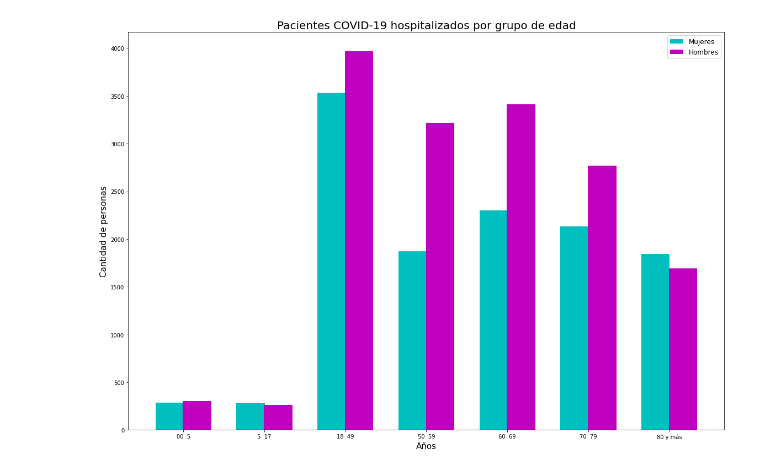
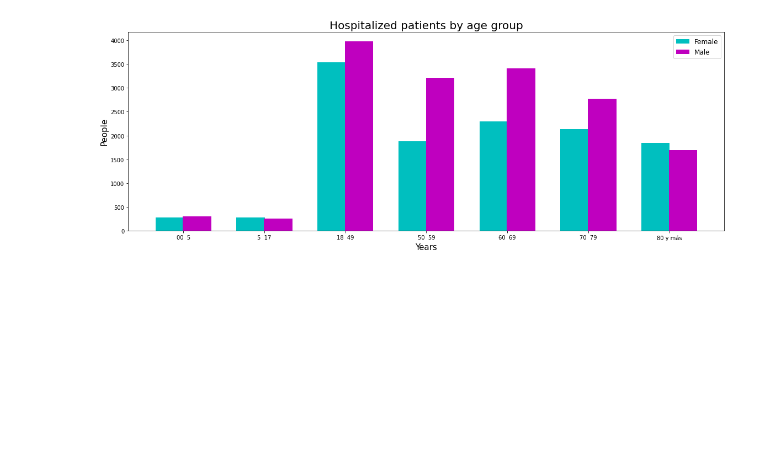
Before and after one commit to Tisks/Covid-Big-Data, a Jupyter notebook: Data_nacional_grafico_barras.ipynb, the cells around one changed output. Saved outputs shown, nothing was run; the diff lists cells and outputs as text; code cells hidden in the pictures; blank space fills up the shorter version.

```diff
--- a/Data_nacional_grafico_barras.ipynb
+++ b/Data_nacional_grafico_barras.ipynb
@@ -30,7 +30,7 @@ def graficar_param2(csv,titulo,agrupar_por,grupo1,nombre_grupo1,grupo2,nombre_gr
 
   rango= rango_edades(df_acotado,eje_x)
   x = np.arange(len(rango))
-  fig = plt.figure(figsize =(10,5))
+  fig = plt.figure(figsize =(15,5))
 
   ax = fig.add_axes([0,0,1,1])
 
@@ -54,5 +54,5 @@ graficar_param2('https://raw.githubusercontent.com/MinCiencia/Datos-COVID19/mast
 # %%
-graficar_param2('https://raw.githubusercontent.com/MinCiencia/Datos-COVID19/master/output/producto22/HospitalizadosEtario_Acumulado.csv','Pacientes COVID-19 hospitalizados por grupo de edad','Sexo','F','Mujeres','M','Hombres','Grupo de edad','Años','Cantidad de personas')
+graficar_param2('https://raw.githubusercontent.com/MinCiencia/Datos-COVID19/master/output/producto22/HospitalizadosEtario_Acumulado.csv','Hospitalized patients by age group','Sexo','F','Female','M','Male','Grupo de edad','Years','People')
 # %% [output]
-[figure, old version]
+[figure, new version]
 # %%
```
Also changed, not shown: parts of 4 cells of this notebook.
